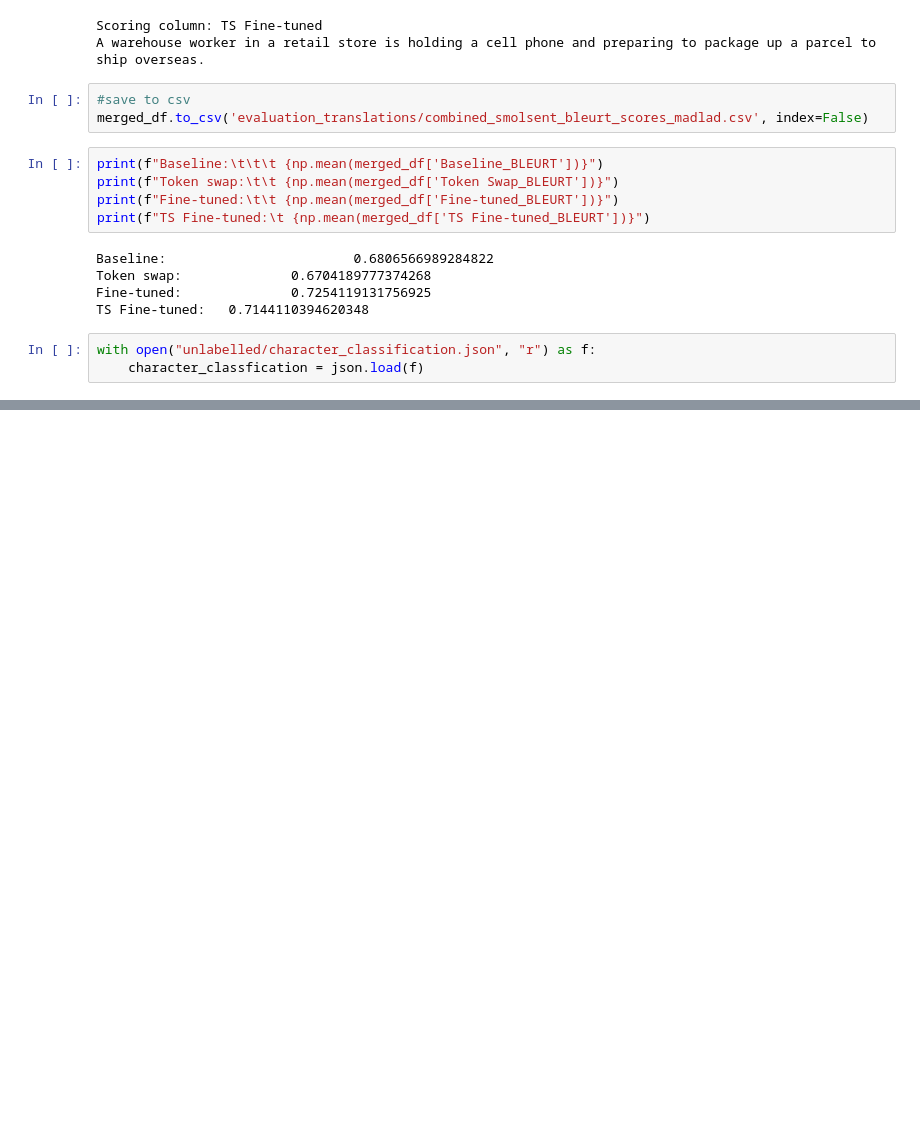
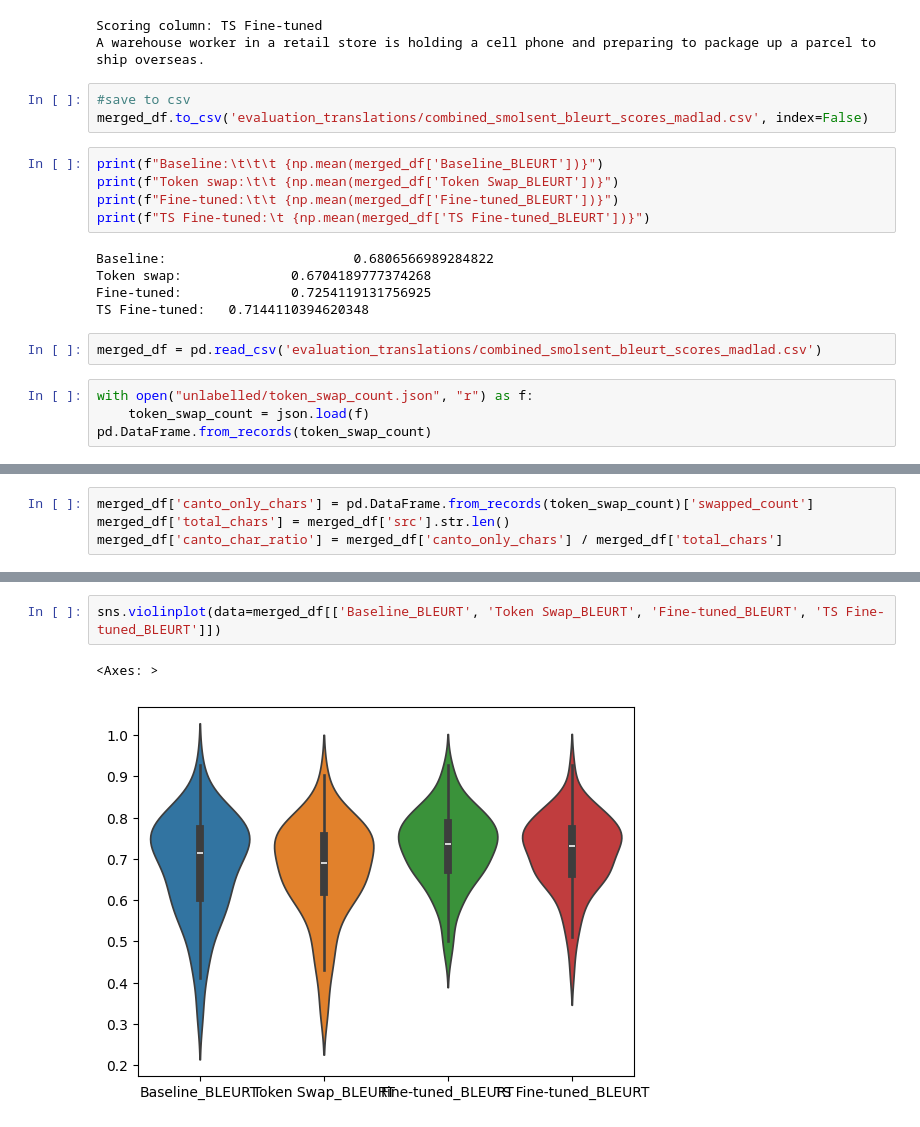
Before and after one commit to au-nlp/project-milestone-p2-group21, a Jupyter notebook: data_processing.ipynb, the cells around one changed output, grey strips where cells are left out. Drawn from its saved outputs; the diff is of its cells as text; blank space fills up the shorter version.

```diff
--- a/data_processing.ipynb
+++ b/data_processing.ipynb
@@ -126,7 +130,10 @@ Baseline:                        0.6806566989284822
 Token swap:              0.6704189777374268
 Fine-tuned:              0.7254119131756925
 TS Fine-tuned:   0.7144110394620348
+# %%
+merged_df = pd.read_csv('evaluation_translations/combined_smolsent_bleurt_scores_madlad.csv')
 # %%
-with open("unlabelled/character_classification.json", "r") as f:
-    character_classfication = json.load(f)
+with open("unlabelled/token_swap_count.json", "r") as f:
+    token_swap_count = json.load(f)
+pd.DataFrame.from_records(token_swap_count)
 # %% [output]
@@ -133,0 +153,4 @@ FileNotFoundError: [Errno 2] No such file or directory: 'unlabelled/character_cl
+# %%
+merged_df['canto_only_chars'] = pd.DataFrame.from_records(token_swap_count)['swapped_count']
+merged_df['total_chars'] = merged_df['src'].str.len()
+merged_df['canto_char_ratio'] = merged_df['canto_only_chars'] / merged_df['total_chars']
@@ -133,0 +171,5 @@ FileNotFoundError: [Errno 2] No such file or directory: 'unlabelled/character_cl
+# %%
+sns.violinplot(data=merged_df[['Baseline_BLEURT', 'Token Swap_BLEURT', 'Fine-tuned_BLEURT', 'TS Fine-tuned_BLEURT']])
+# %% [output]
+<Axes: >
+[figure, added]
```
Also changed, not shown: parts of 12 cells of this notebook, 10 other files.
